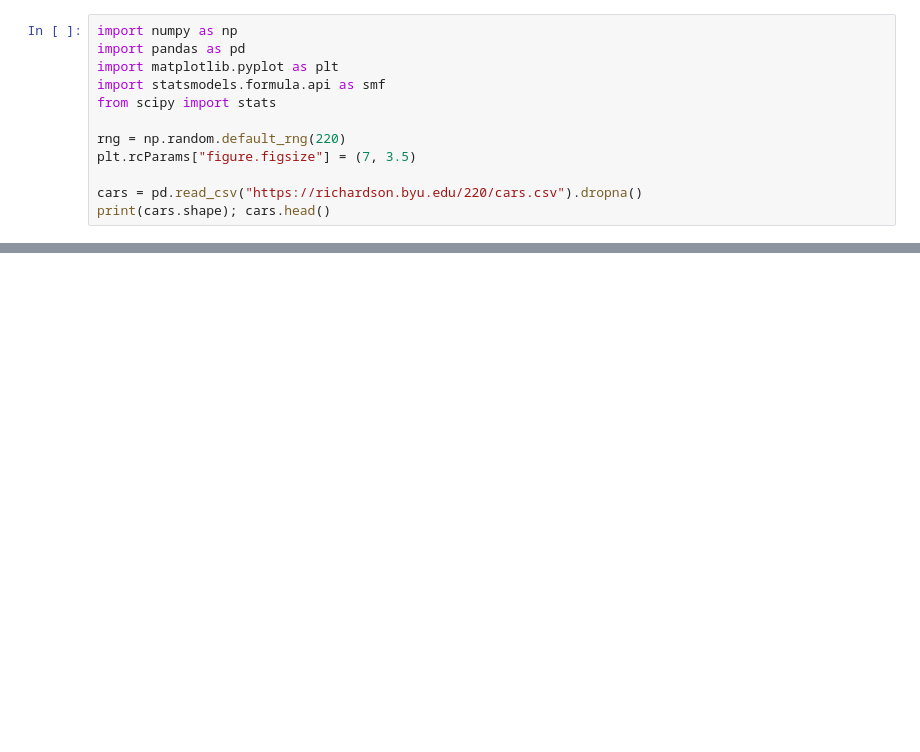
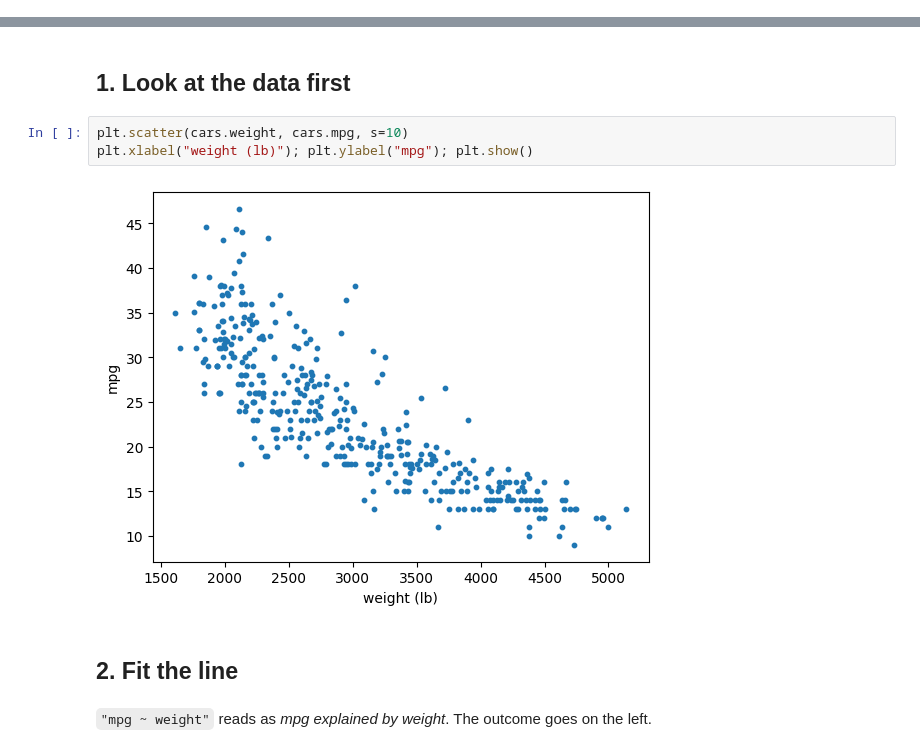
Before and after one commit to drbob-richardson/stat220, a Jupyter notebook: F2026/Notebooks/Code_Unit03_Regression.ipynb, the cells around one changed output, grey strips where cells are left out. Cells and saved outputs as stored; diff of their text form; blank space fills up the shorter version.

```diff
--- a/F2026/Notebooks/Code_Unit03_Regression.ipynb
+++ b/F2026/Notebooks/Code_Unit03_Regression.ipynb
@@ -7,12 +0,0 @@ Run the cells in order. Each section matches a moment in the slides. The point i
-# %%
-import numpy as np
-import pandas as pd
-import matplotlib.pyplot as plt
-import statsmodels.formula.api as smf
-from scipy import stats
-
-rng = np.random.default_rng(220)
-plt.rcParams["figure.figsize"] = (7, 3.5)
-
-cars = pd.read_csv("https://richardson.byu.edu/220/cars.csv").dropna()
-print(cars.shape); cars.head()
@@ -235,0 +23,11 @@ Overwhelmingly significant, and it explains under a fifth of the variation. The
+# %% [markdown]
+## 1. Look at the data first
+# %%
+plt.scatter(cars.weight, cars.mpg, s=10)
+plt.xlabel("weight (lb)"); plt.ylabel("mpg"); plt.show()
+# %% [output]
+[figure, added]
+# %% [markdown]
+## 2. Fit the line
+# %% [markdown]
+`"mpg ~ weight"` reads as *mpg explained by weight*. The outcome goes on the left.
```
Also changed, not shown: parts of 62 cells of this notebook.
